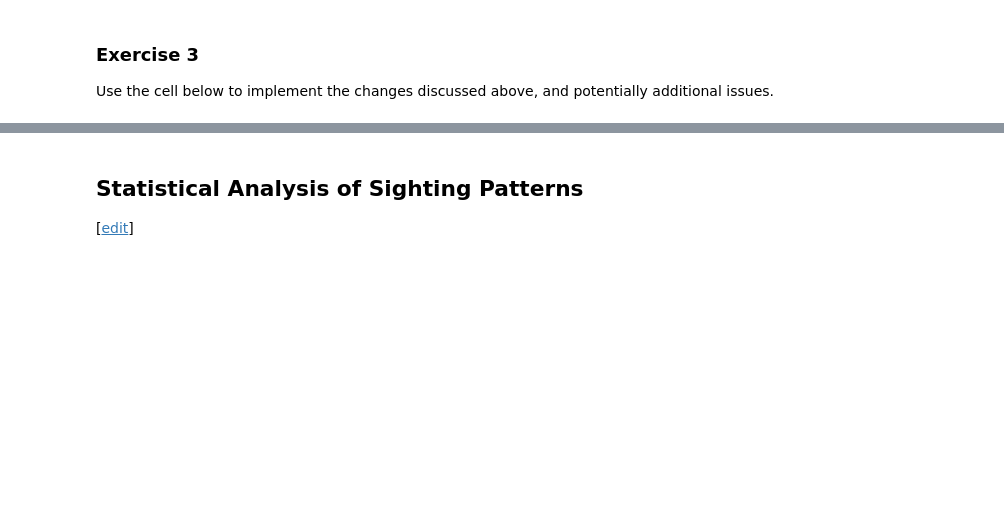
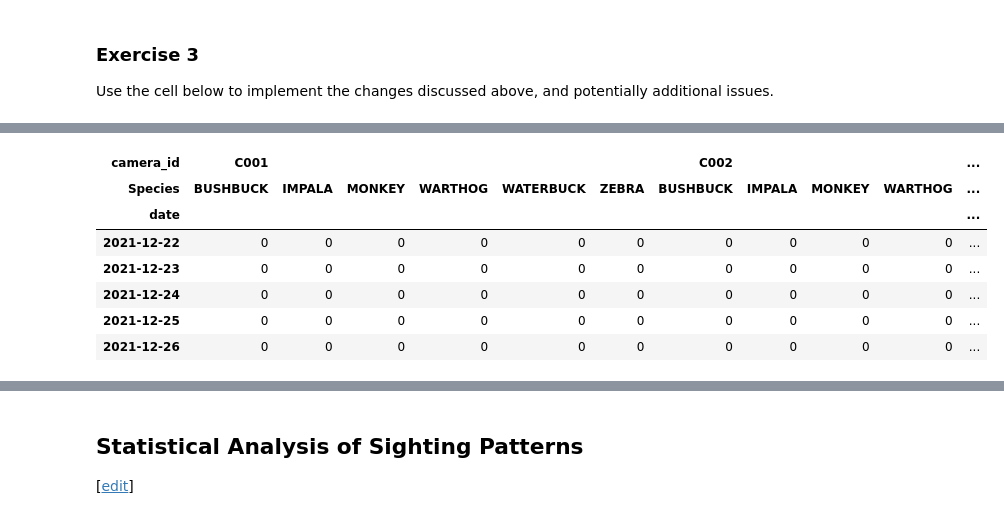
Before and after one commit to ChiriKamau/fynesse_mlfc, a Jupyter notebook: notebooks/03_dataset_joining_practical..ipynb, the cells around one changed output, grey strips where cells are left out. Saved outputs shown, nothing was run; the diff lists cells and outputs as text; code cells hidden in the pictures; blank space fills up the shorter version.

```diff
--- a/notebooks/03_dataset_joining_practical..ipynb
+++ b/notebooks/03_dataset_joining_practical..ipynb
@@ -307,50 +335,69 @@ least one photo was taken on that day.
 Use the cell below to implement the changes discussed above, and
 potentially additional issues.
 # %%
-# Write your answer to Exercise 3 here
 
 
-daily_bin = daily.copy()
-# Step 1: Flatten the multi-index and reshape the dataframe
+# Start with the processed daily data
+cleaned_daily = daily.copy()
 
-daily_bin.columns = pd.MultiIndex.from_tuples(daily_bin.columns)
+# 1. Split multi-species entries (e.g., "IMPALA, MONKEY" -> separate columns)
+new_columns = []
+for camera_id, species in cleaned_daily.columns:
+    if ',' in species:
+        # Split species and create separate columns
+        for single_species in species.split(','):
+            single_species = single_species.strip()
+            if single_species.upper() != "CAN'T TELL":  # Skip "Can't Tell"
+                new_columns.append((camera_id, single_species))
+    elif species.upper() != "CAN'T TELL":  # Skip "Can't Tell"
+        new_columns.append((camera_id, species))
 
-# Step 2: Create a new clean dataframe
-binary_rows = []
+# 2. Rebuild dataframe with split species
+cleaned_data = []
+for date_idx in cleaned_daily.index:
+    row_data = {}
+    for camera_id, species in new_columns:
+        # Check if this exact column exists
+        if (camera_id, species) in cleaned_daily.columns:
+            row_data[(camera_id, species)] = cleaned_daily.loc[date_idx, (camera_id, species)]
+        else:
+            # Check for multi-species entries containing this species
+            found_value = 0
+            for orig_camera, orig_species in cleaned_daily.columns:
+                if orig_camera == camera_id and ',' in orig_species:
+                    if species in [s.strip() for s in orig_species.split(',')]:
+                        found_value = max(found_value, cleaned_daily.loc[date_idx, (orig_camera, orig_species)])
+            row_data[(camera_id, species)] = found_value
+    cleaned_data.append(row_data)
 
-for (cam, species_str), series in daily_bin.items():
-    # Split species (e.g. "IMPALA, MONKEY") into a list of individual species
-    # ignore the "CAN'T TELL" species
-    species_list = [] #TODO
+# Create new dataframe
+cleaned_daily = pd.DataFrame(cleaned_data, index=cleaned_daily.index)
+cleaned_daily.columns = pd.MultiIndex.from_tuples(cleaned_daily.columns, names=['camera_id', 'Species'])
 
-    for species in species_list:
+# 3. Convert to binary (0/1) - presence/absence rather than counts
+cleaned_daily = (cleaned_daily > 0).astype(int)
 
-      col = pd.Series(series, index=series.index)
-      # Convert every value to 1 if any sightings, otherwise 0
-      col_bin =
-      binary_rows.append((cam, species, col_bin))
+# 4. Fill missing camera-species combinations with zeros
+all_cameras = list(camera_coords.keys())
+all_species = set()
+for _, species in cleaned_daily.columns:
+    all_species.add(species)
 
-# Step 3: Rebuild dataframe as binary_df
+# Ensure all camera-species combinations exist
+for camera in all_cameras:
+    for species in all_species:
+        if (camera, species) not in cleaned_daily.columns:
+            cleaned_daily[(camera, species)] = 0
 
-binary_df = pd.DataFrame({
-    (cam, species): values
-    for cam, species, values in binary_rows
-}, index=daily_bin.index)
+# Sort columns for better readability
+cleaned_daily = cleaned_daily.sort_index(axis=1)
 
-# Step 4: Create MultiIndex and
-binary_df.columns = pd.MultiIndex.from_tuples(binary_df.columns)
-binary_df = binary_df.sort_index(axis=1, level=[0, 1])
+print(f"Final dataset shape: {cleaned_daily.shape}")
+print(f"Cameras: {len(all_cameras)}")
+print(f"Species: {sorted(all_species)}")
+print(f"Date range: {cleaned_daily.index.min()} to {cleaned_daily.index.max()}")
 
-# Step 5: Ensure all possible (camera, species) pairs exist
-
-# Get all unique cameras and species used across all rows and store as a list
-all_cameras = [] #TODO
-all_species = [] #TODO
-
-# Build full column MultiIndex
-full_columns = pd.MultiIndex.from_product([all_cameras, all_species], names=["camera_id", "Species"])
-
-# Reindex to include all possible combinations, fill missing with 0
-binary_df = binary_df.reindex(columns=full_columns, fill_value=0)
-
-binary_df.tail()
+# Display sample
+print("\nSample of cleaned data (binary presence/absence):")
+cleaned_daily.tail()
+# %% [output]
@@ -356,0 +410,8 @@ binary_df.tail()
+| camera_id | C001 |  |  |  |  |  | C002 |  |  |  | ... |
+| Species | BUSHBUCK | IMPALA | MONKEY | WARTHOG | WATERBUCK | ZEBRA | BUSHBUCK | IMPALA | MONKEY | WARTHOG | ... |
+| date |  |  |  |  |  |  |  |  |  |  | ... |
+| 2021-12-22 | 0 | 0 | 0 | 0 | 0 | 0 | 0 | 0 | 0 | 0 | ... |
+| 2021-12-23 | 0 | 0 | 0 | 0 | 0 | 0 | 0 | 0 | 0 | 0 | ... |
+| 2021-12-24 | 0 | 0 | 0 | 0 | 0 | 0 | 0 | 0 | 0 | 0 | ... |
+| 2021-12-25 | 0 | 0 | 0 | 0 | 0 | 0 | 0 | 0 | 0 | 0 | ... |
+| 2021-12-26 | 0 | 0 | 0 | 0 | 0 | 0 | 0 | 0 | 0 | 0 | ... |
```
Also changed, not shown: parts of 10 cells of this notebook.
